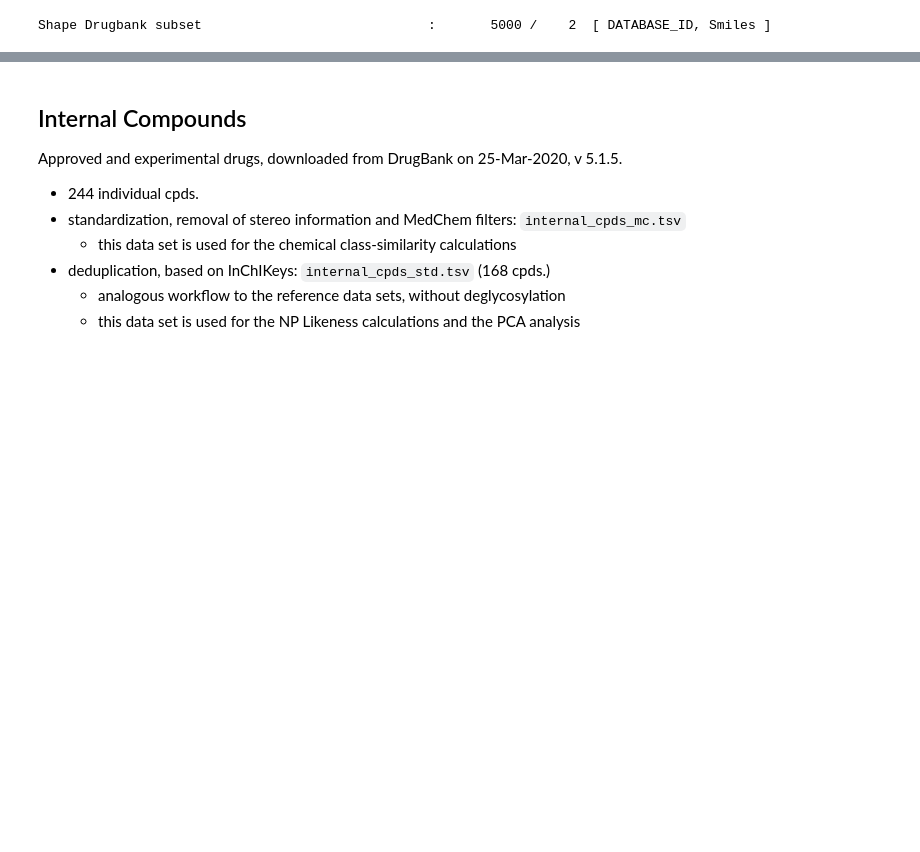
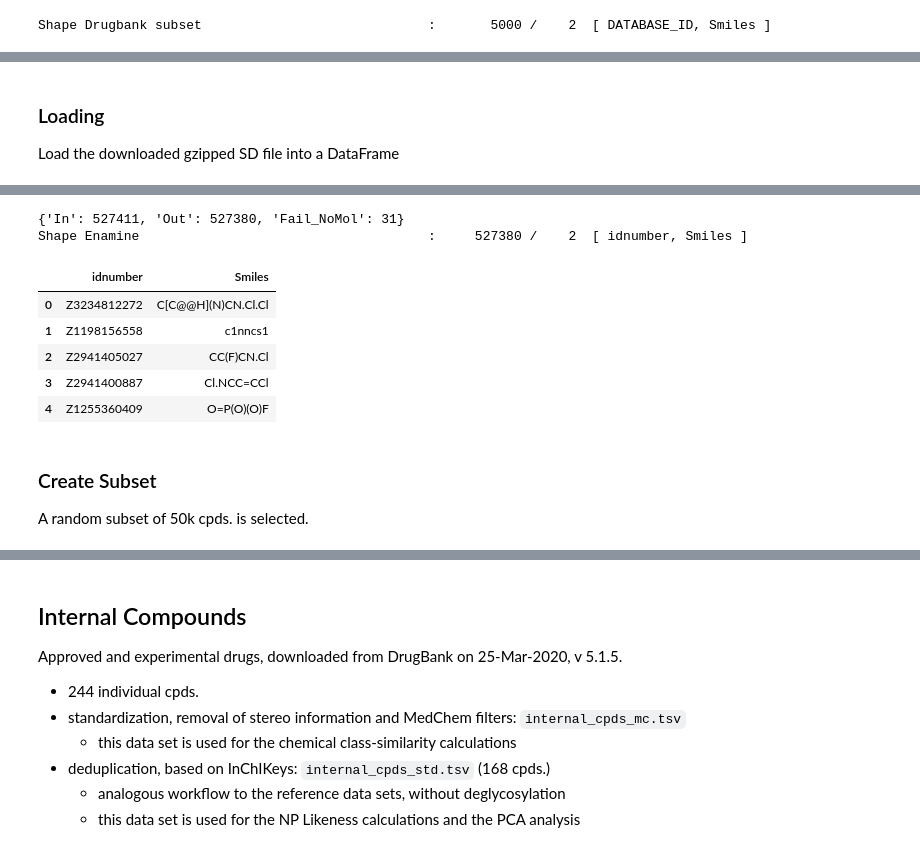
Before and after one commit to jose-manuel/code_manuscript, a Jupyter notebook: 1. Data Prep/prepare_data_sets.ipynb, the cells around one changed output, grey strips where cells are left out. Saved outputs shown, nothing was run; the diff lists cells and outputs as text; code cells hidden in the pictures; blank space fills up the shorter version.

```diff
--- a/1. Data Prep/prepare_data_sets.ipynb
+++ b/1. Data Prep/prepare_data_sets.ipynb
@@ -399,0 +407,11 @@ Shape Drugbank subset                             :       5000 /    2  [ DATABAS
+# %% [markdown]
+### Loading
+
+Load the downloaded gzipped SD file into a DataFrame
+# %%
+enamine = u.read_sdf(["/home/pahl/comas/notebooks/sdf/enamine/enamine_adv.gz"])
+enamine = enamine[["idnumber", "Smiles"]]
+lp(enamine, "Enamine")
+
+enamine.head()
+# %% [output]
@@ -399,0 +435,12 @@ Shape Drugbank subset                             :       5000 /    2  [ DATABAS
+{'In': 527411, 'Out': 527380, 'Fail_NoMol': 31}
+Shape Enamine                                     :     527380 /    2  [ idnumber, Smiles ]
+|  | idnumber | Smiles |
+| 0 | Z3234812272 | C[C@@H](N)CN.Cl.Cl |
+| 1 | Z1198156558 | c1nncs1 |
+| 2 | Z2941405027 | CC(F)CN.Cl |
+| 3 | Z2941400887 | Cl.NCC=CCl |
+| 4 | Z1255360409 | O=P(O)(O)F |
+# %% [markdown]
+### Create Subset
+
+A random subset of 50k cpds. is selected.
```
Also changed, not shown: parts of 9 cells of this notebook, 15 other files.
